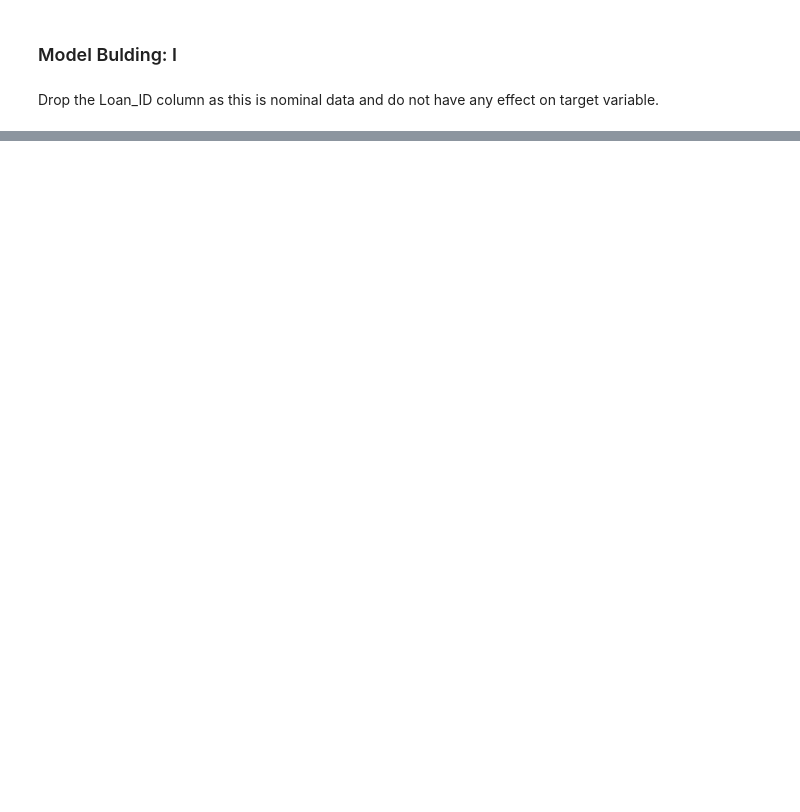
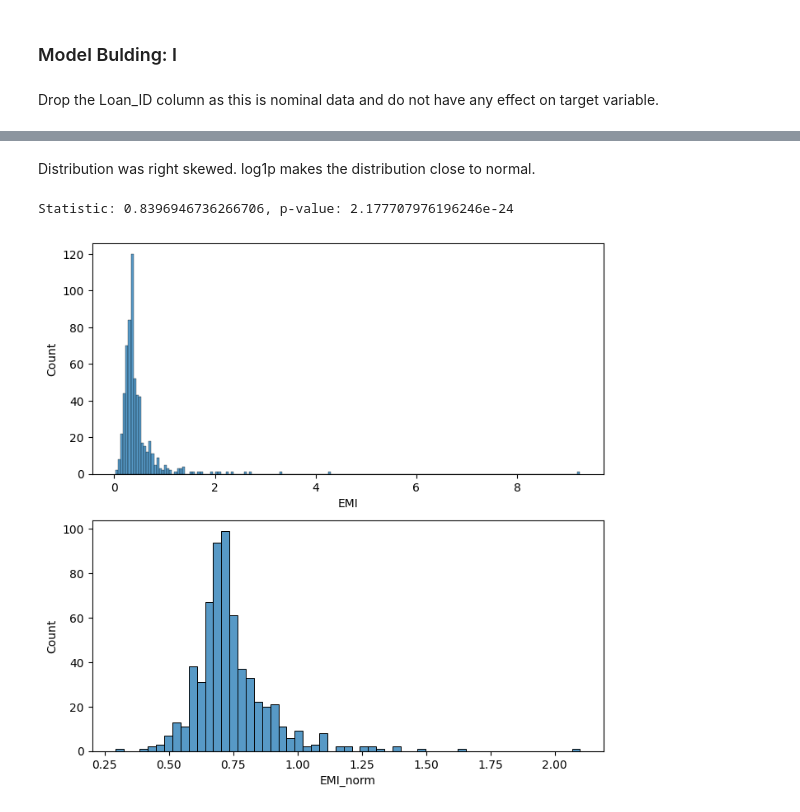
Before and after one commit to incognito-r/Hackathon, a Jupyter notebook: Loan-Prediction/model.ipynb, the cells around one changed output, grey strips where cells are left out. Saved outputs shown, nothing was run; the diff lists cells and outputs as text; code cells hidden in the pictures; blank space fills up the shorter version.

```diff
--- a/Loan-Prediction/model.ipynb
+++ b/Loan-Prediction/model.ipynb
@@ -488,0 +688,14 @@ df_test.drop(columns='Loan_ID', inplace=True)
+# %% [markdown]
+Distribution was right skewed. log1p makes the distribution close to normal.
+# %%
+fig, axes = plt.subplots(2,1, figsize=(8, 8))
+sns.histplot(df_train['EMI'], ax=axes[0])
+
+df_train['EMI_norm'] = np.cbrt(df_train['EMI'])
+sns.histplot(df_train['EMI_norm'], ax=axes[1])
+
+shapiro_test = stats.shapiro(df_train['EMI_norm'])
+print(f'Statistic: {shapiro_test.statistic}, p-value: {shapiro_test.pvalue}')
+# %% [output]
+Statistic: 0.8396946736266706, p-value: 2.177707976196246e-24
+[figure, added]
```
Also changed, not shown: parts of 41 cells of this notebook, 2 other files.
